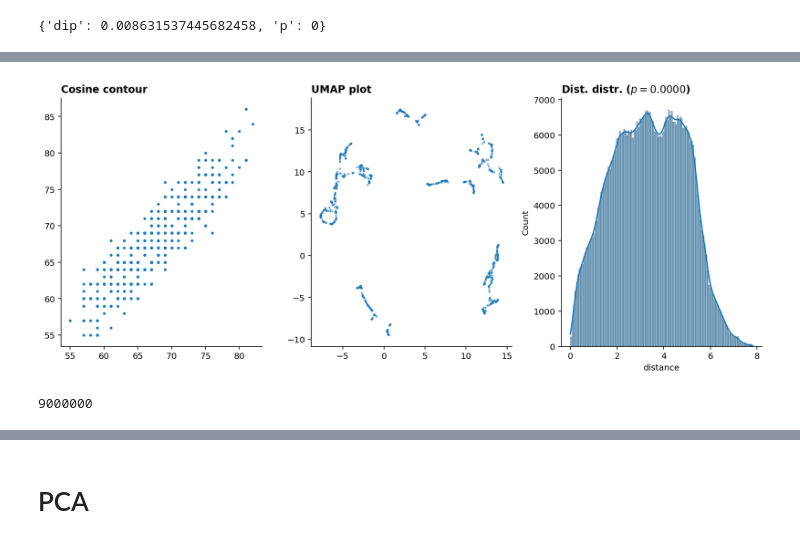
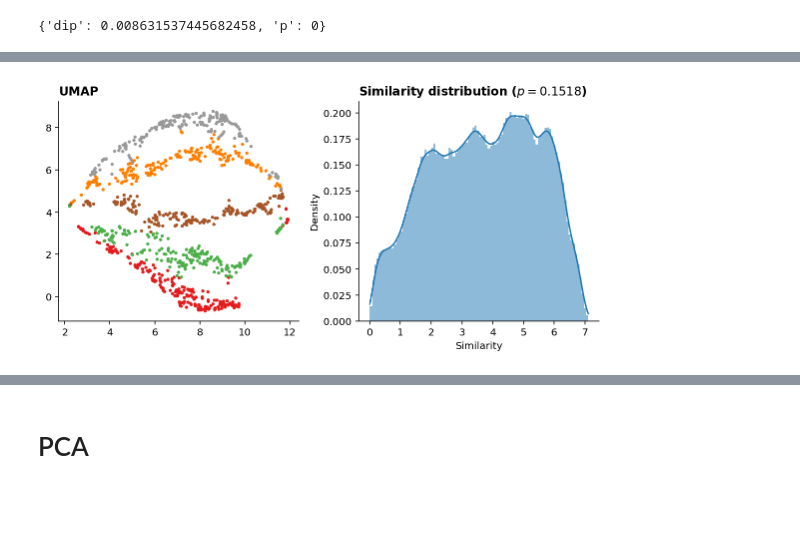
Before and after one commit to bacor/shapes-of-music, a Jupyter notebook: clean_notebooks/Synthetic contours.ipynb, the cells around one changed output, grey strips where cells are left out. Saved outputs shown, nothing was run; the diff lists cells and outputs as text; code cells hidden in the pictures; blank space fills up the shorter version.

```diff
--- a/clean_notebooks/Synthetic contours.ipynb
+++ b/clean_notebooks/Synthetic contours.ipynb
@@ -201,7 +241,5 @@ from unidip.dip import diptst
 # %%
-condition = Condition('clustered', 'pitch', 'umap', unique=False, length=None, dimensionality=10, limit=1000)
-sims = condition.similarities()
-dip_test_results = condition.tableone_dist_dip_test()
-mapper = umap.UMAP(random_state=0, metric='precomputed')
-mapper.fit(squareform(condition.similarities()))
+condition = Condition('clustered', 'pitch', 'umap',
+    unique=False, length=None, limit=1000)
+show_condition(condition)
 # %% [output]
@@ -209,26 +248 @@ UMAP(metric='precomputed', random_state=0, tqdm_kwds={'bar_format': '{desc}: {pe
+[figure, added]
-# %%
-fig, axs = plt.subplots(1, 3, figsize=(12, 5), tight_layout=True)
-
-plt.sca(axs[0])
-plt.scatter(condition.contours()[:, 1], condition.contours()[:, 2],
-    s=5, cmap='Set1',
-    # c=condition.df['label']
-)
-title('Cosine contour')
-
-plt.sca(axs[1])
-x, y = mapper.embedding_.T
-plt.scatter(x, y, alpha=.5, s=2, cmap='Set1')#, c=condition.df['label'])
-title('UMAP plot')
-
-plt.sca(axs[2])
-sns.histplot(sims, ax=axs[2], kde=True)
-plt.xlabel('distance')
-title(f'Dist. distr. ($p={dip_test_results["p"]:.4f}$)')
-sns.despine()
-# %% [output]
-[figure, removed]
-# %%
-3000 * 3000
-# %% [output]
-9000000
```
Also changed, not shown: parts of 12 cells of this notebook, 3 other files.
